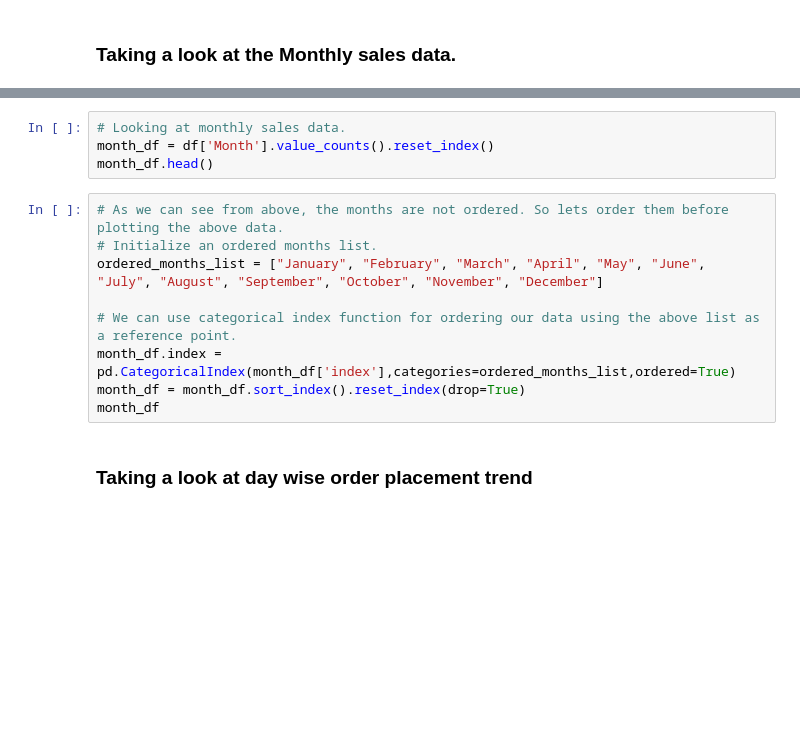
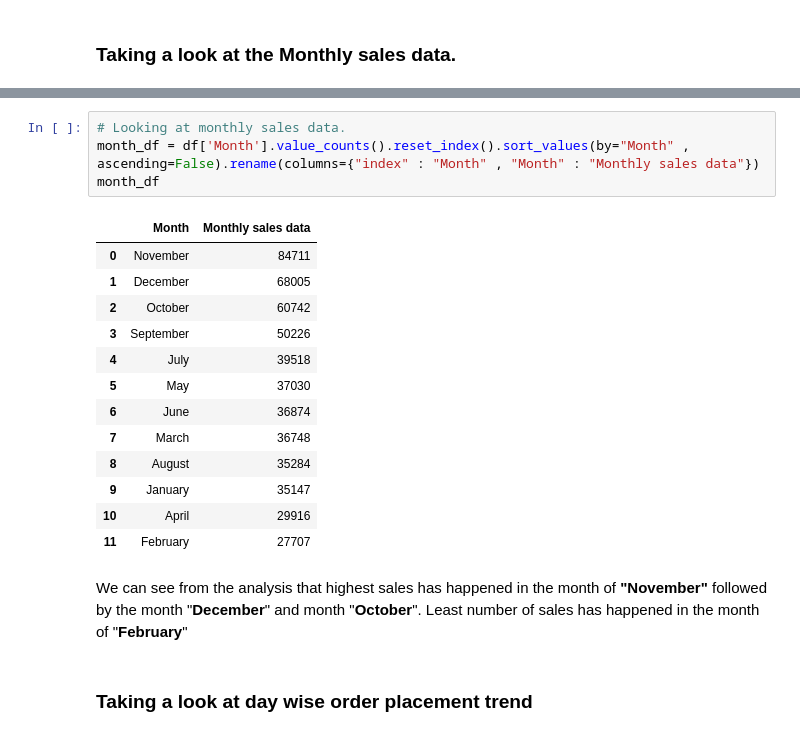
Before and after one commit to 1991Ab/Capstone-Project-4-Online-Retail-Customer-Segmentation, a Jupyter notebook: Online_Retail_Customer_Segmentation.ipynb, the cells around one changed output, grey strips where cells are left out. Saved outputs shown, nothing was run; the diff lists cells and outputs as text; blank space fills up the shorter version.

```diff
--- a/Online_Retail_Customer_Segmentation.ipynb
+++ b/Online_Retail_Customer_Segmentation.ipynb
@@ -506,16 +514,23 @@ df.head()
 # %%
 # Looking at monthly sales data.
-month_df = df['Month'].value_counts().reset_index()
-month_df.head()
+month_df = df['Month'].value_counts().reset_index().sort_values(by="Month" , ascending=False).rename(columns={"index" : "Month" , "Month" : "Monthly sales data"})
+month_df
+# %% [output]
+|  | Month | Monthly sales data |
+| 0 | November | 84711 |
+| 1 | December | 68005 |
+| 2 | October | 60742 |
+| 3 | September | 50226 |
+| 4 | July | 39518 |
+| 5 | May | 37030 |
+| 6 | June | 36874 |
+| 7 | March | 36748 |
+| 8 | August | 35284 |
+| 9 | January | 35147 |
+| 10 | April | 29916 |
+| 11 | February | 27707 |
-# %%
-# As we can see from above, the months are not ordered. So lets order them before plotting the above data.
-# Initialize an ordered months list.
-ordered_months_list = ["January", "February", "March", "April", "May", "June", "July", "August", "September", "October", "November", "December"]
-
-# We can use categorical index function for ordering our data using the above list as a reference point.
-month_df.index = pd.CategoricalIndex(month_df['index'],categories=ordered_months_list,ordered=True)
-month_df = month_df.sort_index().reset_index(drop=True)
-month_df
+# %% [markdown]
+We can see from the analysis that highest sales has happened in the month of **"November"** followed by the month "**December**"  and month  "**October**". Least number of sales has happened in the month of "**February**"
 # %% [markdown]
 ### **Taking a look at day wise order placement trend**
 # %%
```
Also changed, not shown: parts of 2 cells of this notebook.
